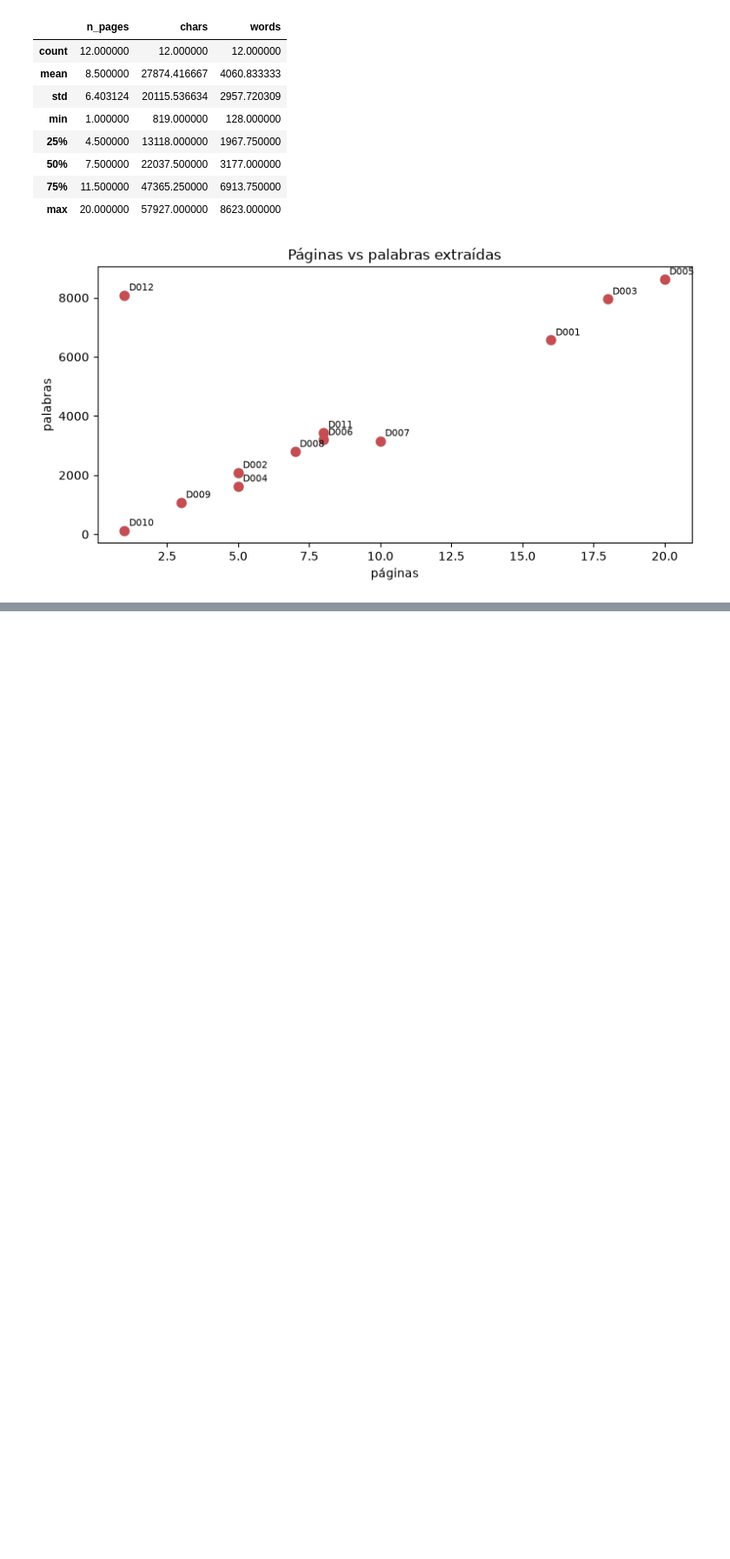
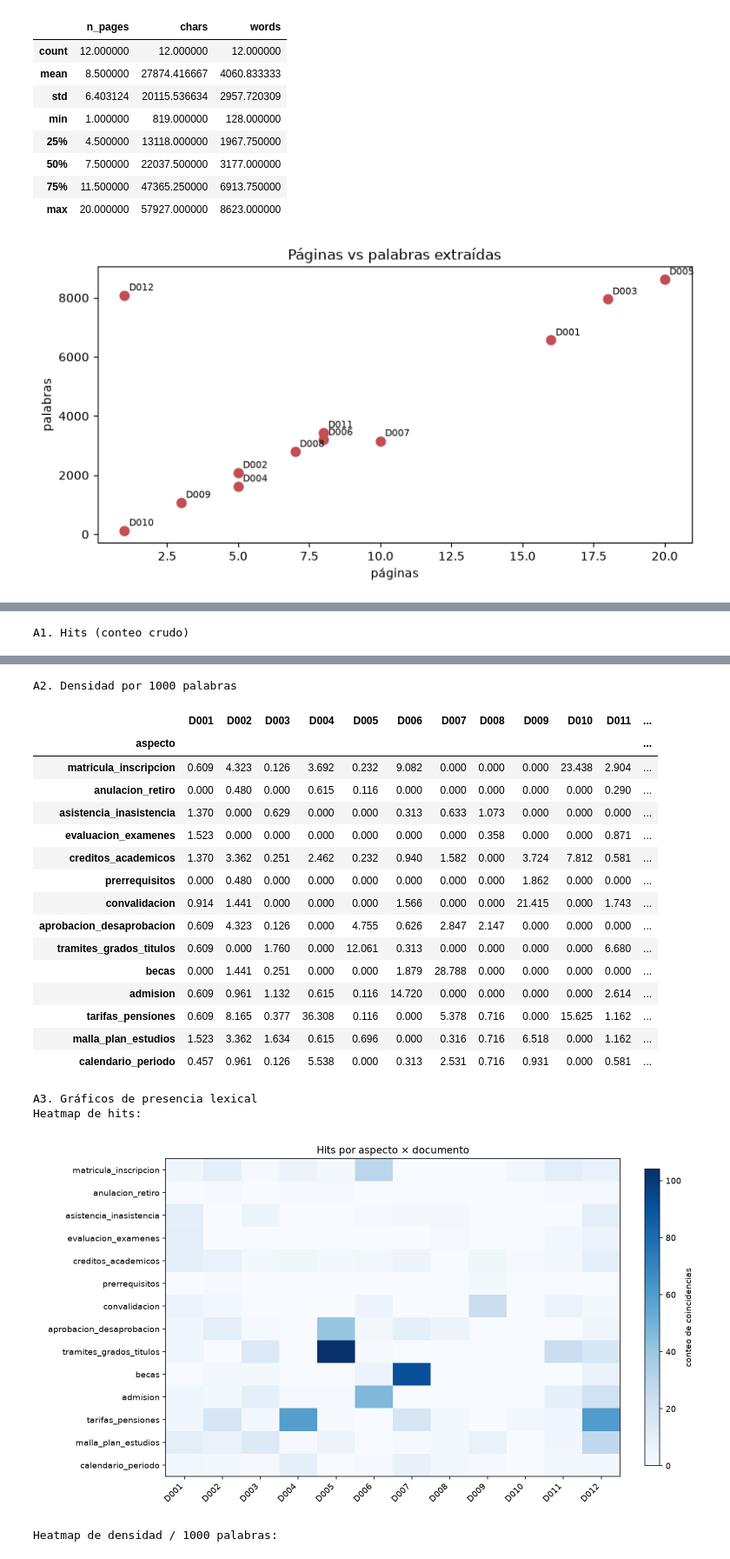
Before and after one commit to sanchezclases996/investigacion_tesis2, a Jupyter notebook: semana4/notebooks/02_eda_corpus.ipynb, the cells around one changed output, grey strips where cells are left out. Shown at 87% size. Saved outputs shown, nothing was run; the diff lists cells and outputs as text; code cells hidden in the pictures; blank space fills up the shorter version.

Commit message:
semana4: EDA cobertura y actualización de notebooks/reportes

```diff
--- a/semana4/notebooks/02_eda_corpus.ipynb
+++ b/semana4/notebooks/02_eda_corpus.ipynb
@@ -250,0 +94,19 @@ El EDA del corpus separa dos problemas: (1) extracción de texto, casi resuelta
+# %%
+from thesis_routing.eda.coverage_aspects import (
+    ASPECT_SPECS,
+    MIN_DENSIDAD_POR_1K,
+    MIN_HITS,
+    MIN_TFIDF_COSINE,
+    MIN_WORDS_DOC,
+    build_coverage_bundle,
+)
+
+TEXT_DIR = ROOT / "data" / "interim" / "extracted_text"
+
+print("Aspectos (filtrar/proceso, no solo la palabra genérica):")
+for name, spec in ASPECT_SPECS.items():
+    print(f"  - {name}")
+    print(f"      query TF-IDF: {spec['query']}")
+
+bundle = build_coverage_bundle(TEXT_DIR, df, FIG_DIR)
+print("\nBundle calculado (hits, densidad, tfidf, etiquetas).")
@@ -250,0 +140,22 @@ El EDA del corpus separa dos problemas: (1) extracción de texto, casi resuelta
+# %%
+from IPython.display import Image, display as idisplay
+
+print("A1. Hits (conteo crudo)")
+display(bundle["hits"])
+
+print("A2. Densidad por 1000 palabras")
+display(bundle["densidad"])
+
+print("A3. Gráficos de presencia lexical")
+for name, title in (
+    ("eda_cobertura_hits.png", "Heatmap de hits"),
+    ("eda_cobertura_densidad.png", "Heatmap de densidad / 1000 palabras"),
+):
+    p = FIG_DIR / name
+    print(title + ":")
+    if p.exists():
+        idisplay(Image(filename=str(p)))
+    else:
+        print("  no encontrado:", p)
+# %% [output]
+A1. Hits (conteo crudo)
@@ -250,0 +178,21 @@ El EDA del corpus separa dos problemas: (1) extracción de texto, casi resuelta
+A2. Densidad por 1000 palabras
+|  | D001 | D002 | D003 | D004 | D005 | D006 | D007 | D008 | D009 | D010 | D011 | ... |
+| aspecto |  |  |  |  |  |  |  |  |  |  |  | ... |
+| matricula_inscripcion | 0.609 | 4.323 | 0.126 | 3.692 | 0.232 | 9.082 | 0.000 | 0.000 | 0.000 | 23.438 | 2.904 | ... |
+| anulacion_retiro | 0.000 | 0.480 | 0.000 | 0.615 | 0.116 | 0.000 | 0.000 | 0.000 | 0.000 | 0.000 | 0.290 | ... |
+| asistencia_inasistencia | 1.370 | 0.000 | 0.629 | 0.000 | 0.000 | 0.313 | 0.633 | 1.073 | 0.000 | 0.000 | 0.000 | ... |
+| evaluacion_examenes | 1.523 | 0.000 | 0.000 | 0.000 | 0.000 | 0.000 | 0.000 | 0.358 | 0.000 | 0.000 | 0.871 | ... |
+| creditos_academicos | 1.370 | 3.362 | 0.251 | 2.462 | 0.232 | 0.940 | 1.582 | 0.000 | 3.724 | 7.812 | 0.581 | ... |
+| prerrequisitos | 0.000 | 0.480 | 0.000 | 0.000 | 0.000 | 0.000 | 0.000 | 0.000 | 1.862 | 0.000 | 0.000 | ... |
+| convalidacion | 0.914 | 1.441 | 0.000 | 0.000 | 0.000 | 1.566 | 0.000 | 0.000 | 21.415 | 0.000 | 1.743 | ... |
+| aprobacion_desaprobacion | 0.609 | 4.323 | 0.126 | 0.000 | 4.755 | 0.626 | 2.847 | 2.147 | 0.000 | 0.000 | 0.000 | ... |
+| tramites_grados_titulos | 0.609 | 0.000 | 1.760 | 0.000 | 12.061 | 0.313 | 0.000 | 0.000 | 0.000 | 0.000 | 6.680 | ... |
+| becas | 0.000 | 1.441 | 0.251 | 0.000 | 0.000 | 1.879 | 28.788 | 0.000 | 0.000 | 0.000 | 0.000 | ... |
+| admision | 0.609 | 0.961 | 1.132 | 0.615 | 0.116 | 14.720 | 0.000 | 0.000 | 0.000 | 0.000 | 2.614 | ... |
+| tarifas_pensiones | 0.609 | 8.165 | 0.377 | 36.308 | 0.116 | 0.000 | 5.378 | 0.716 | 0.000 | 15.625 | 1.162 | ... |
+| malla_plan_estudios | 1.523 | 3.362 | 1.634 | 0.615 | 0.696 | 0.000 | 0.316 | 0.716 | 6.518 | 0.000 | 1.162 | ... |
+| calendario_periodo | 0.457 | 0.961 | 0.126 | 5.538 | 0.000 | 0.313 | 2.531 | 0.716 | 0.931 | 0.000 | 0.581 | ... |
+A3. Gráficos de presencia lexical
+Heatmap de hits:
+[figure, added]
+Heatmap de densidad / 1000 palabras:
```
Also changed, not shown: parts of 17 cells of this notebook, 21 other files.
